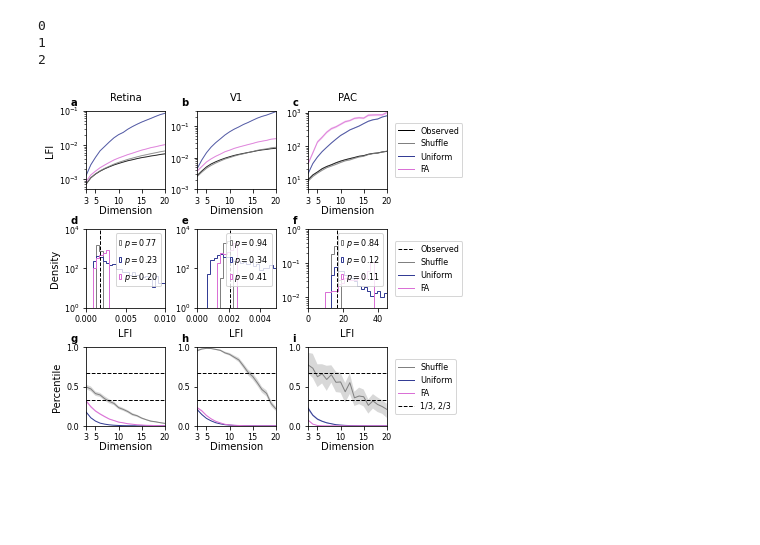
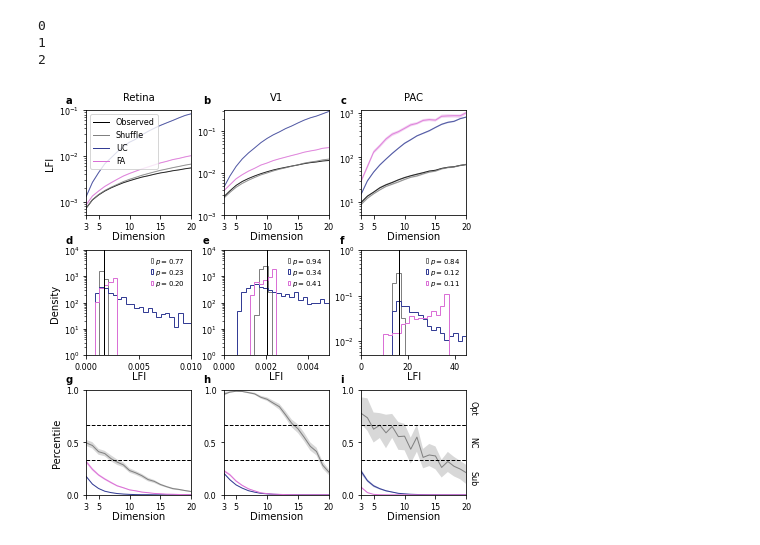
Before and after one commit to BouchardLab/noise_correlations, a Jupyter notebook: figures/figure3.ipynb, the cells around one changed output. Drawn from its saved outputs; the diff is of its cells as text; code cells hidden in the pictures; blank space fills up the shorter version.

```diff
--- a/figures/figure3.ipynb
+++ b/figures/figure3.ipynb
@@ -46,7 +46,7 @@ groups = [
 labels = [
     'Observed',
     'Shuffle',
-    'Uniform',
+    'UC',
     'FA'
 ]
 
@@ -73,7 +73,7 @@ models = [
 ]
 labels2 = [
     'Shuffle',
-    'Uniform',
+    'UC',
     'FA'
 ]
 # %%
@@ -130,13 +130,13 @@ qs = [stats_frac_lower, stats_frac_middle, stats_frac_upper]
 """
 Figure 3
 """
-figsize = (6, 5)
+figsize = (6, 6)
 fig = plt.figure(figsize=figsize)
 te = .05
-be = .075
-le = .1
+be = .06
+le = .09
 hg = .075
-vg = .11
+vg = .08
 h = (1. - te - be - 2*vg) / 3.
 w = h * figsize[1] / figsize[0]
 shg = .05
@@ -200,7 +200,6 @@ for idx, result in enumerate(results):
     axes[1, idx].axvline(
         lfi,
         color='black',
-        linestyle='--',
         lw=lw)
 
     for (v_group, p_group, model) in zip(value_groups, percentile_groups, models):
@@ -238,7 +237,7 @@ axes[1, 2].set_xticks([0, 20, 40])
 
 for ax in axes[1]:
     ax.tick_params(labelsize=tick_label_size)
-    ax.set_xlabel(r'LFI', fontsize=ax_label_size, labelpad=5)
+    ax.set_xlabel(r'LFI', fontsize=ax_label_size, labelpad=0)
 axes[1, 0].set_ylabel(r'Density', fontsize=ax_label_size)
 
 """
@@ -264,8 +263,11 @@ for idx, result in enumerate(results):
             linewidth=lw,
             color=colors[model])
     axes[2, idx].axhline(plot_lower, 0, 1, lw=lw, ls='--', c='k')
-    if idx < 2:
-        axes[2, idx].axhline(plot_upper, 0, 1, lw=lw, ls='--', c='k')
+    axes[2, idx].axhline(plot_upper, 0, 1, lw=lw, ls='--', c='k')
+
+axes[2, 2].text(21, 5/6, 'Opt', va='center', ha='center', rotation=-90, fontsize=tick_label_size)
+axes[2, 2].text(21, 3/6, 'NC', va='center', ha='center', rotation=-90, fontsize=tick_label_size)
+axes[2, 2].text(21, 1/6, 'Sub', va='center', ha='center', rotation=-90, fontsize=tick_label_size)
 
 # Set axis limits, scales, and labels
 for ax in axes[2]:
@@ -281,60 +283,39 @@ axes[2, 0].set_ylabel('Percentile', fontsize=ax_label_size)
 # First Row
 # Create legend in last axis spot
 for model, label in zip(['observed'] + models, labels):
-    axes[0, -1].plot([], [], color=colors[model], label=label, linewidth=lw)
-axes[0, -1].legend(
-    loc='center left',
-    bbox_to_anchor=(1.05, 0.5),
+    axes[0, 0].plot([], [], color=colors[model], label=label, linewidth=lw)
+axes[0, 0].legend(
+    loc='upper left',
     prop={'size': legend_size})
 
 # Second Row
 # Create subplot legends
 for col in range(3):
     axes[1, col].legend(
         loc='upper right',
+        bbox_to_anchor=(1., 1.),
         handlelength=handlelength,
         handletextpad=handletextpad,
         ncol=1,
         columnspacing=0.5,
-        prop={'size': legend_size})
-
-# Create legend outside of plot
-ghost_ax = axes[1, 2].twinx()
-ghost_ax.axis('off')
-ghost_ax.plot([], [], color=colors['observed'], label=r'Observed',
-              linewidth=lw, linestyle='--')
-for model, label in zip(models, labels2):
-    ghost_ax.plot([], [], color=colors[model], label=label, linewidth=lw)
-
-ghost_ax.legend(
-    loc='center left',
-    bbox_to_anchor=(1.05, 0.5),
-    prop={'size': legend_size})
-
-# Third Row
-# Create legend in last axis spot
-for model, label in zip(models, labels2):
-    axes[2, -1].plot([], [], color=colors[model], label=label, linewidth=lw)
-axes[2, -1].axhline(plot_upper, 0, 1, lw=lw, ls='--', c='k', label='1/3, 2/3')
-axes[2, -1].legend(
-    loc='center left',
-    bbox_to_anchor=(1.05, 0.5),
-    prop={'size': legend_size})
+        frameon=False,
+        labelspacing=.15,
+        prop={'size': legend_size-1})
 
 # Apply subplot labels
 lets = ['a', 'b', 'c', 'd', 'e', 'f', 'g', 'h', 'i', 'j', 'k', 'l', 'm', 'n']
 c = 0
 for ii in range(3):
     for jj in range(3):
         ax = axes[ii, jj]
         ax.text(-.2, 1.07, lets[c], size=letter_size, fontweight='bold',
                 transform=ax.transAxes)
         c += 1
 for ax in axes.ravel():
     ax.tick_params(labelsize=tick_label_size)
 
 plt.savefig('figure3.pdf', dpi=300)
 plt.savefig('figure3.jpg', dpi=300)
 plt.show()
 # %% [output]
-[figure, old version]
+[figure, new version]
```
Also changed, not shown: parts of 2 cells of this notebook, 7 other files.
